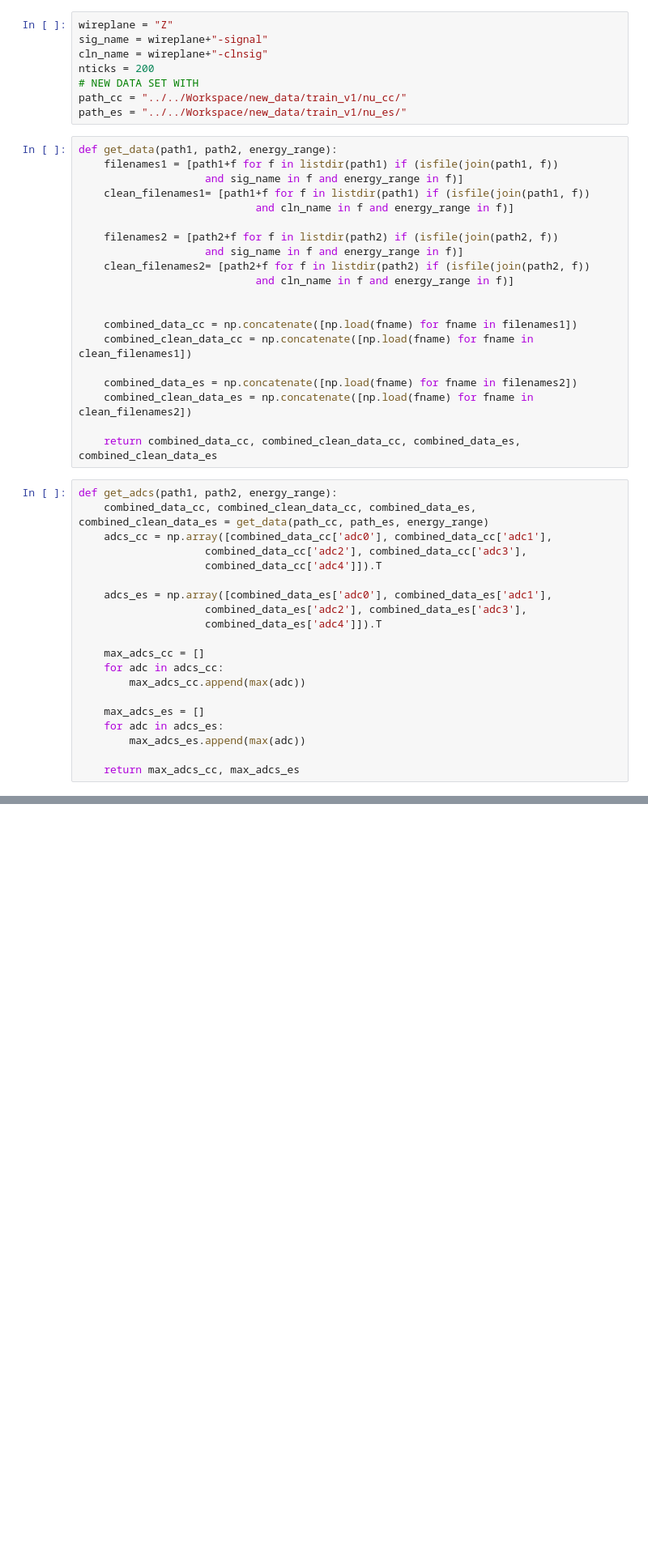
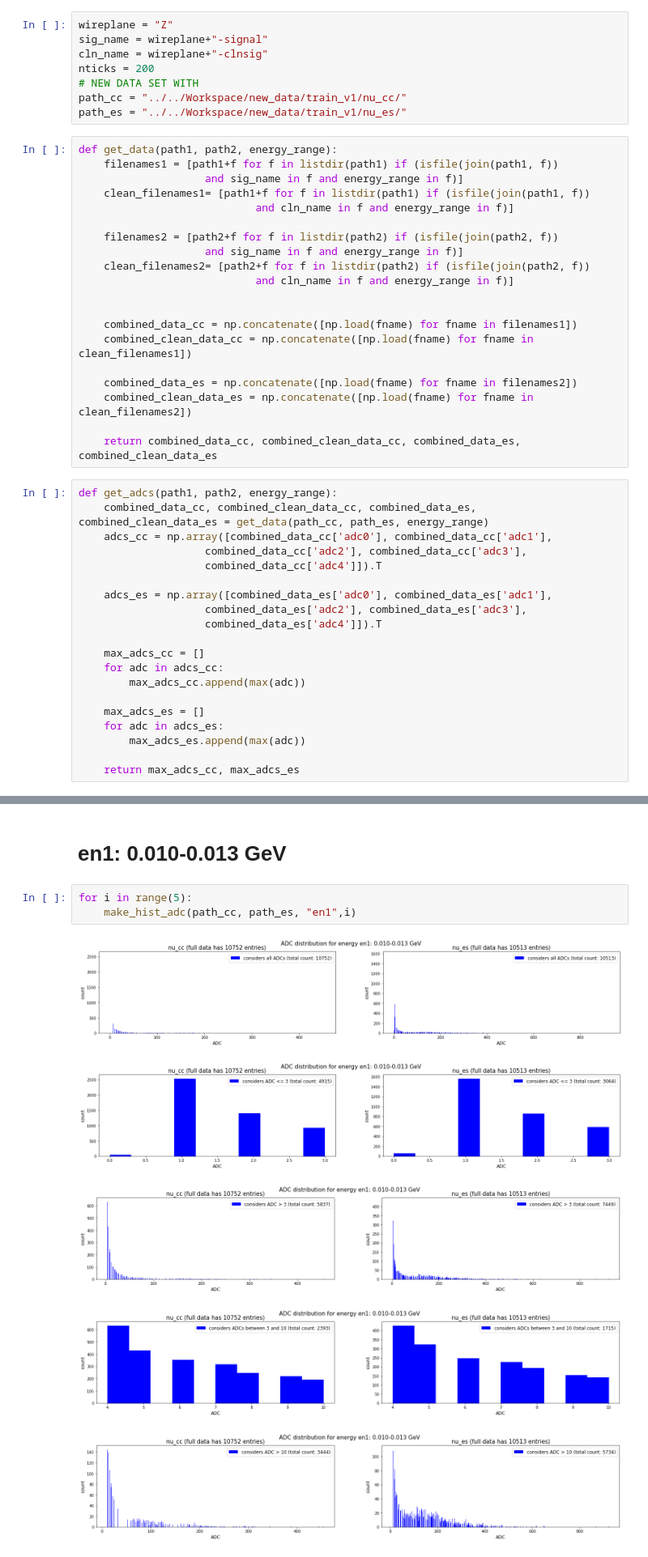
Before and after one commit to In-storage-compute/LArTPC-1DCNN-AutoEncoder, a Jupyter notebook: Neutrino-Trained -NewDataSet/adc_energy_range.ipynb, the cells around one changed output, grey strips where cells are left out. Shown at 81% size. Saved outputs shown, nothing was run; the diff lists cells and outputs as text; blank space fills up the shorter version.

```diff
--- a/Neutrino-Trained -NewDataSet/adc_energy_range.ipynb
+++ b/Neutrino-Trained -NewDataSet/adc_energy_range.ipynb
@@ -94,0 +185,11 @@ for i in range(10):
+# %% [markdown]
+# en1: 0.010-0.013 GeV
+# %%
+for i in range(5):
+    make_hist_adc(path_cc, path_es, "en1",i)
+# %% [output]
+[figure, added]
+[figure, added]
+[figure, added]
+[figure, added]
+[figure, added]
```
Also changed, not shown: parts of 27 cells of this notebook.
